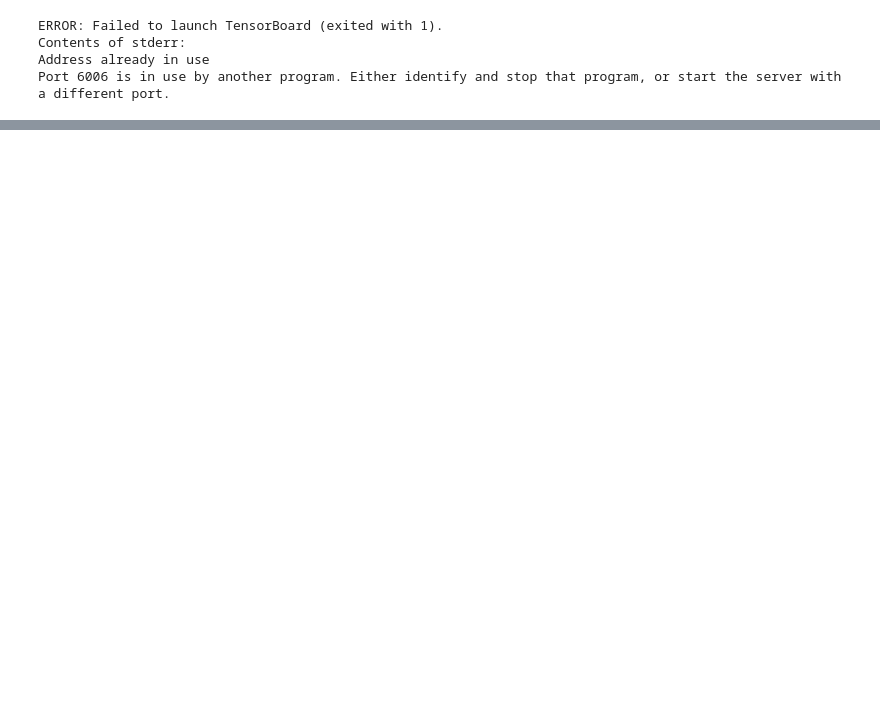
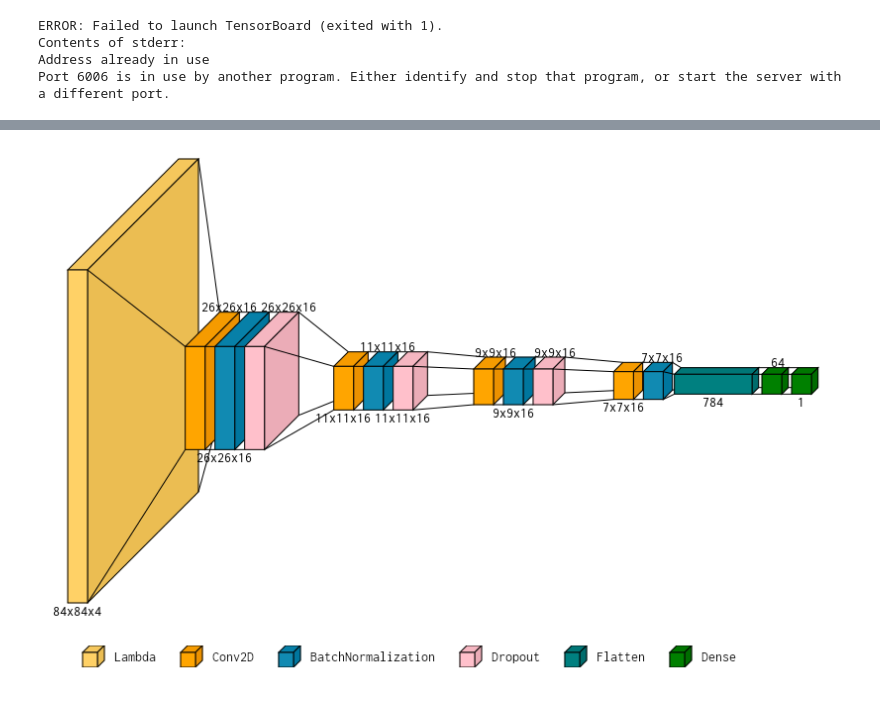
Before and after one commit to waddason/learning-from-human-preferences, a Jupyter notebook: show_log.ipynb, the cells around one changed output, grey strips where cells are left out. Saved outputs shown, nothing was run; the diff lists cells and outputs as text; code cells hidden in the pictures; blank space fills up the shorter version.

```diff
--- a/show_log.ipynb
+++ b/show_log.ipynb
@@ -21,0 +96,36 @@ Port 6006 is in use by another program. Either identify and stop that program, o
+# %%
+def text_callable(layer_index, layer):
+    # Every other piece of text is drawn above the layer, the first one below
+    above = bool(layer_index%2)
+
+
+    # Get the output shape of the layer
+    output_shape = [x for x in list(layer.output_shape) if x is not None]
+
+    # If the output shape is a list of tuples, we only take the first one
+    if isinstance(output_shape[0], tuple):
+        output_shape = list(output_shape[0])
+        output_shape = [x for x in output_shape if x is not None]
+
+    # Variable to store text which will be drawn
+    output_shape_txt = ""
+
+    # Create a string representation of the output shape
+    for ii in range(len(output_shape)):
+        output_shape_txt += str(output_shape[ii])
+        if ii < len(output_shape) - 1: # Add an x between dimensions, e.g. 3x3
+            output_shape_txt += "x"
+        #if ii == len(output_shape) - 2: # Add a newline between the last two dimensions, e.g. 3x3 \n 64
+        #    output_shape_txt += "\n"
+
+    # Add the name of the layer to the text, as a new line
+    # output_shape_txt += f"\n{layer.name}"
+
+    # Return the text value and if it should be drawn above the layer
+    return output_shape_txt, above
+
+to_file="/home/waddason/Documents/Git_Reps/M2DS_2024-2025/20.Reinforcement-learning/Project 2024/ProjectReport/figures/NN_reward_predictor_with_dim.png"
+
+visualkeras.layered_view(model, padding=30, font=font, color_map=color_map, text_callable=text_callable, legend=True, to_file=to_file)
+# %% [output]
+[figure, added]
```
Also changed, not shown: parts of 13 cells of this notebook, 7 other files.
